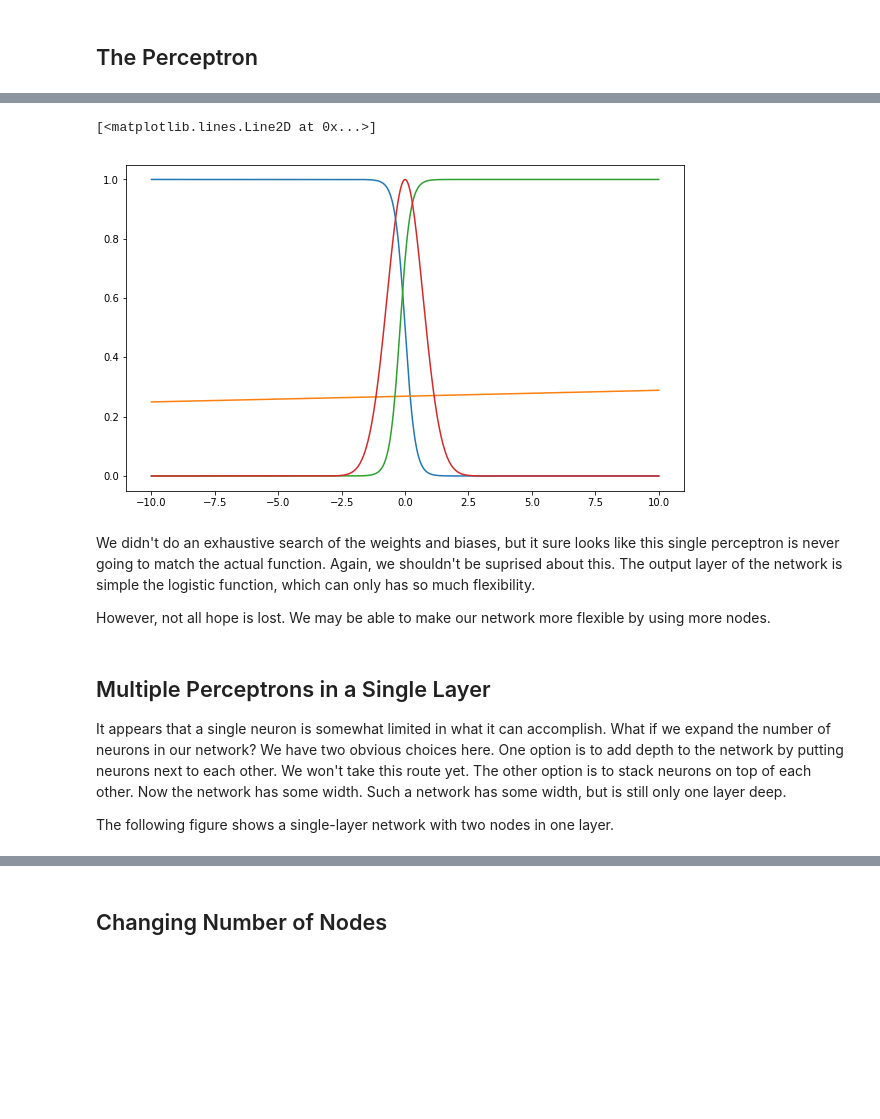
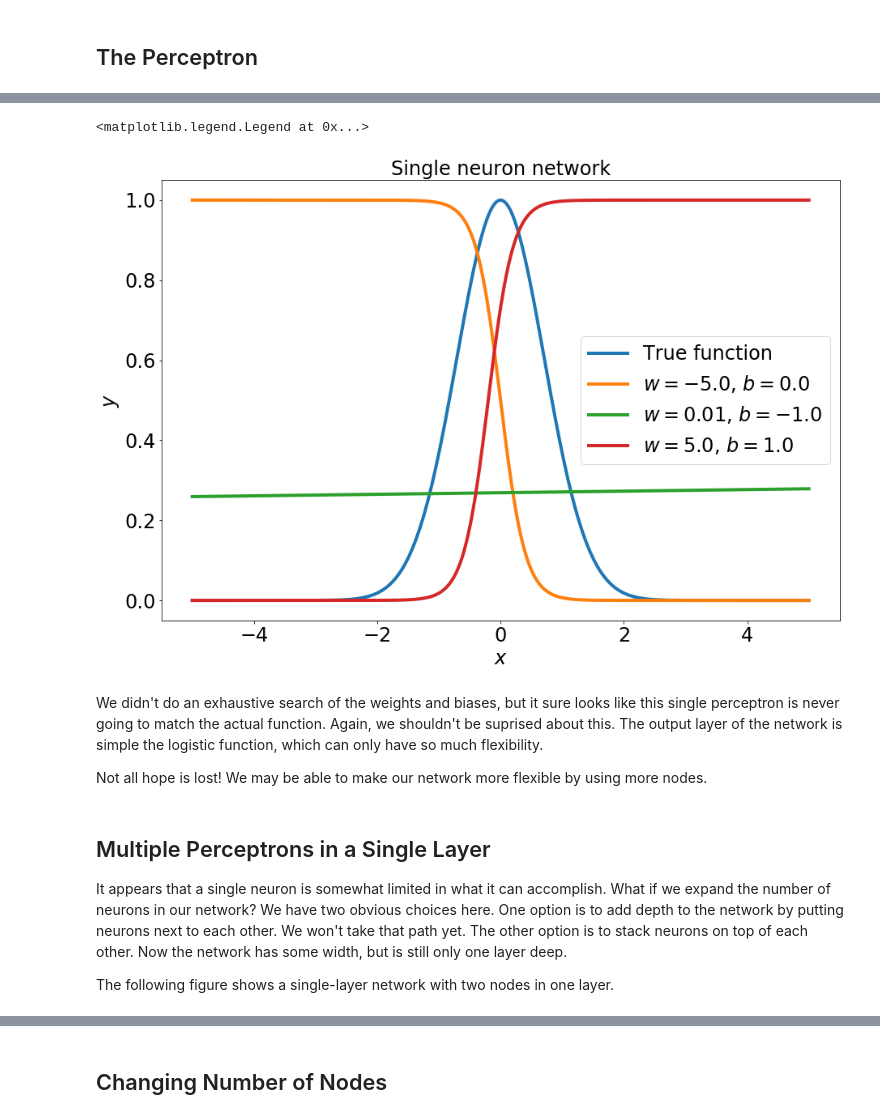
Before and after one commit to pavlosprotopapas/dswcc_fall_2018, a Jupyter notebook: labs/Lab1/Lab1.ipynb, the cells around one changed output, grey strips where cells are left out. Saved outputs shown, nothing was run; the diff lists cells and outputs as text; code cells hidden in the pictures; blank space fills up the shorter version.

```diff
--- a/labs/Lab1/Lab1.ipynb
+++ b/labs/Lab1/Lab1.ipynb
@@ -54,0 +46,8 @@ ax.plot(x, y)
+# %%
+# Manually specify the weight and bias
+w = -4.5 # weight
+b = 3.0 # bias
+
+# Perceptron output
+z = w * x + b # Linear transformation
+h = 1.0 / (1.0 + np.exp(-z)) # Sigmoid activation
@@ -113,23 +149,32 @@ ax.plot(x, y)
 # %%
-w = [-5.0, 0.01, 5.0]
-b = [0.0, -1.0, 1.0]
+w = [-5.0, 0.01, 5.0] # Create a list of weights
+b = [0.0, -1.0, 1.0] # Create a list of biases
 
-fig, ax = plt.subplots(1,1, figsize=(10,6))
+fig, ax = plt.subplots(1,1, figsize=(15,10))
+ax.plot(x, f, lw=4, label='True function')
 for wi, bi in zip(w, b):
-    h = logistic(affine(x, wi, bi))
-    ax.plot(x, h)
+    h = sigmoid(affine(x, wi, bi))
+    ax.plot(x, h, lw=4, label=r'$w = {{{0}}}$, $b = {{{1}}}$'.format(wi,bi))
 
-ax.plot(x, y)
+ax.set_title('Single neuron network', fontsize=24)
+
+# Create labels (very important!)
+ax.set_xlabel('$x$', fontsize=24) # Notice we make the labels big enough to read
+ax.set_ylabel('$y$', fontsize=24)
+
+ax.tick_params(labelsize=24) # Make the tick labels big enough to read
+
+ax.legend(fontsize=24, loc='best') # Create a legend and make it big enough to read
 # %% [output]
-[<matplotlib.lines.Line2D at 0x...>]
+<matplotlib.legend.Legend at 0x...>
-[figure, old version]
+[figure, new version]
 # %% [markdown]
-We didn't do an exhaustive search of the weights and biases, but it sure looks like this single perceptron is never going to match the actual function.  Again, we shouldn't be suprised about this.  The output layer of the network is simple the logistic function, which can only has so much flexibility.
+We didn't do an exhaustive search of the weights and biases, but it sure looks like this single perceptron is never going to match the actual function.  Again, we shouldn't be suprised about this.  The output layer of the network is simple the logistic function, which can only have so much flexibility.
 
-However, not all hope is lost.  We may be able to make our network more flexible by using more nodes.
+Not all hope is lost!  We may be able to make our network more flexible by using more nodes.
 # %% [markdown]
 ## Multiple Perceptrons in a Single Layer
-It appears that a single neuron is somewhat limited in what it can accomplish.  What if we expand the number of neurons in our network?  We have two obvious choices here.  One option is to add depth to the network by putting neurons next to each other.  We won't take this route yet.  The other option is to stack neurons on top of each other.  Now the network has some width.  Such a network has some width, but is still only one layer deep.
+It appears that a single neuron is somewhat limited in what it can accomplish.  What if we expand the number of neurons in our network?  We have two obvious choices here.  One option is to add depth to the network by putting neurons next to each other.  We won't take that path yet.  The other option is to stack neurons on top of each other.  Now the network has some width, but is still only one layer deep.
 
 The following figure shows a single-layer network with two nodes in one layer.
 # %% [markdown]
```
Also changed, not shown: parts of 43 cells of this notebook, 2 other files.
